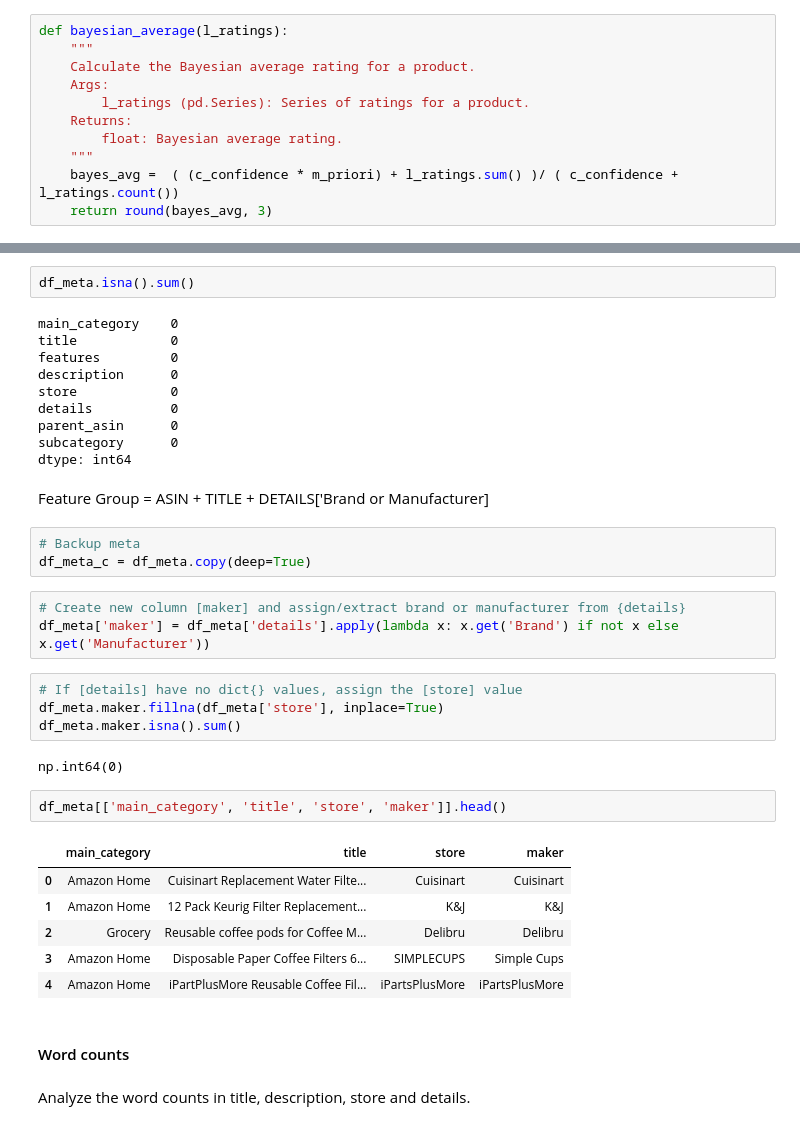
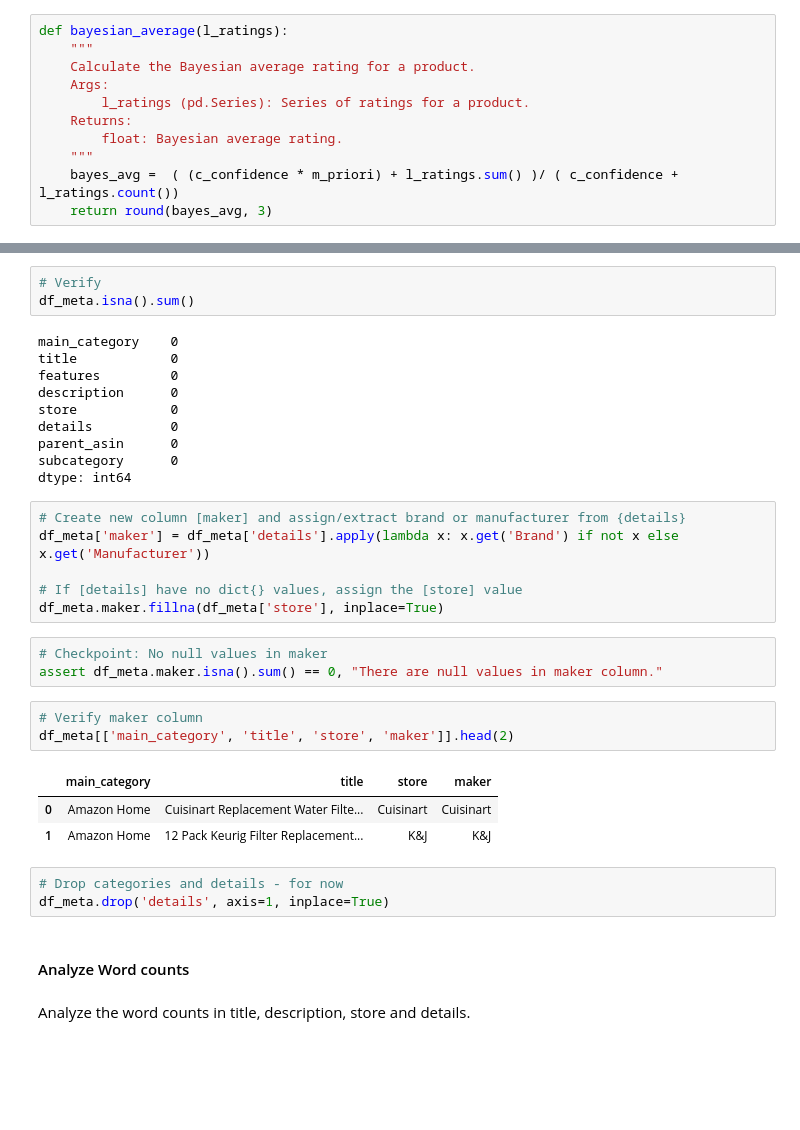
Before and after one commit to ds-edu/capstone-recsys, a Jupyter notebook: recsys_ecomm/notebooks/recsys.ipynb, the cells around one changed output, grey strips where cells are left out. Saved outputs shown, nothing was run; the diff lists cells and outputs as text; blank space fills up the shorter version.

```diff
--- a/recsys_ecomm/notebooks/recsys.ipynb
+++ b/recsys_ecomm/notebooks/recsys.ipynb
@@ -529,4 +531,5 @@ bayesian_ratings[0:k]
 # %%
+# Verify
 df_meta.isna().sum()
 # %% [output]
 main_category    0
@@ -538,31 +541,27 @@ details          0
 parent_asin      0
 subcategory      0
 dtype: int64
-# %% [markdown]
-Feature Group = ASIN + TITLE + DETAILS['Brand or Manufacturer]
-# %%
-# Backup meta
-df_meta_c = df_meta.copy(deep=True)
 # %%
 # Create new column [maker] and assign/extract brand or manufacturer from {details}
 df_meta['maker'] = df_meta['details'].apply(lambda x: x.get('Brand') if not x else x.get('Manufacturer'))
+
+# If [details] have no dict{} values, assign the [store] value
+df_meta.maker.fillna(df_meta['store'], inplace=True)
-# %%
-# If [details] have no dict{} values, assign the [store] value
-df_meta.maker.fillna(df_meta['store'], inplace=True)
-df_meta.maker.isna().sum()
-# %% [output]
-np.int64(0)
+# %%
+# Checkpoint: No null values in maker
+assert df_meta.maker.isna().sum() == 0, "There are null values in maker column."
 # %%
-df_meta[['main_category', 'title', 'store', 'maker']].head()
+# Verify maker column
+df_meta[['main_category', 'title', 'store', 'maker']].head(2)
 # %% [output]
 |  | main_category | title | store | maker |
 | 0 | Amazon Home | Cuisinart Replacement Water Filte... | Cuisinart | Cuisinart |
 | 1 | Amazon Home | 12 Pack Keurig Filter Replacement... | K&J | K&J |
-| 2 | Grocery | Reusable coffee pods for Coffee M... | Delibru | Delibru |
-| 3 | Amazon Home | Disposable Paper Coffee Filters 6... | SIMPLECUPS | Simple Cups |
-| 4 | Amazon Home | iPartPlusMore Reusable Coffee Fil... | iPartsPlusMore | iPartsPlusMore |
+# %%
+# Drop categories and details - for now
+df_meta.drop('details', axis=1, inplace=True)
 # %% [markdown]
-#### Word counts
+#### Analyze Word counts
 # %% [markdown]
 Analyze the word counts in title, description, store and details.
 # %%
```
Also changed, not shown: parts of 69 cells of this notebook.
